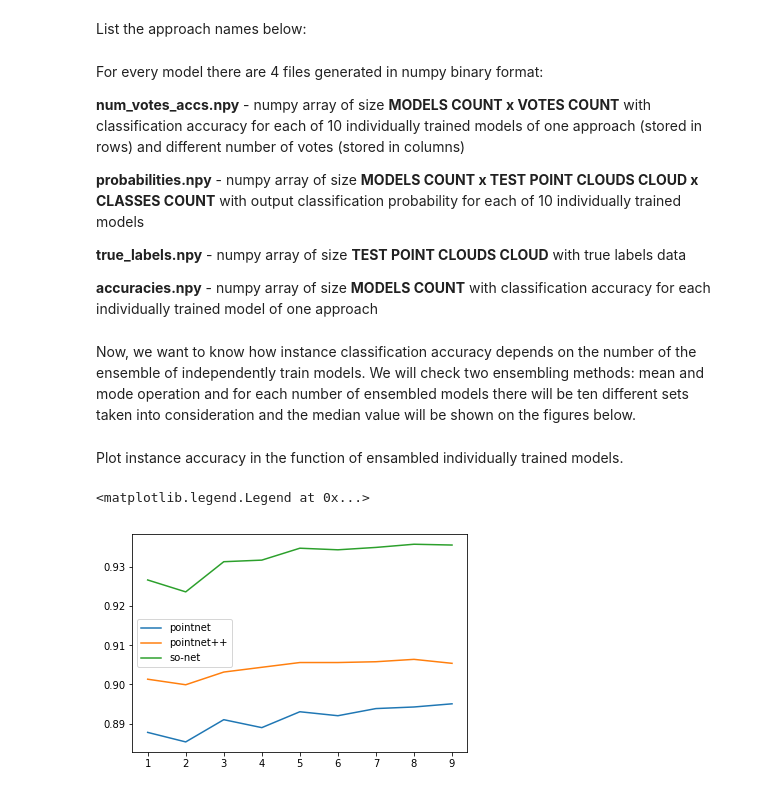
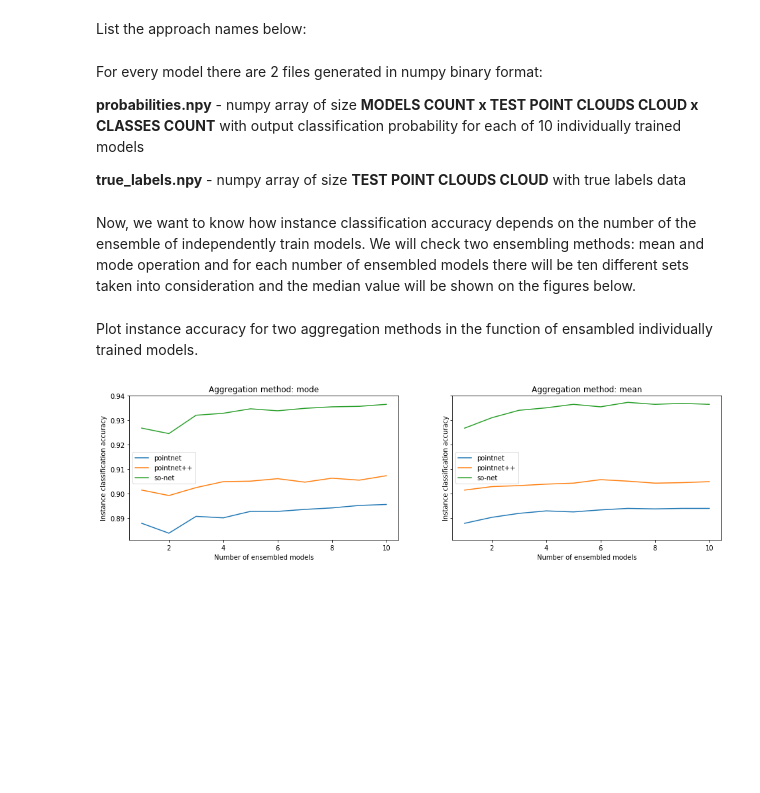
Before and after one commit to dkoguciuk/ensemble_learning_for_point_clouds, a Jupyter notebook: analysis.ipynb, the cells around one changed output. Drawn from its saved outputs; the diff is of its cells as text; code cells hidden in the pictures; blank space fills up the shorter version.

Commit message:
With mean aggregation

```diff
--- a/analysis.ipynb
+++ b/analysis.ipynb
@@ -3,15 +3,11 @@ List the approach names below:
 # %%
 MODELS = ['pointnet', 'pointnet++', 'so-net']
 # %% [markdown]
-For every model there are 4 files generated in numpy binary format:
-
-  **num_votes_accs.npy** - numpy array of size **MODELS COUNT x VOTES COUNT** with classification accuracy for each of 10 individually trained models of one approach (stored in rows) and different number of votes (stored in columns)
+For every model there are 2 files generated in numpy binary format:
 
   **probabilities.npy** - numpy array of size **MODELS COUNT x TEST POINT CLOUDS CLOUD x CLASSES COUNT** with output classification probability for each of 10 individually trained models
 
   **true_labels.npy** - numpy array of size **TEST POINT CLOUDS CLOUD** with true labels data
-
-  **accuracies.npy** - numpy array of size **MODELS COUNT** with classification accuracy for each individually trained model of one approach
 # %%
 CLASSES_COUNT = 40
 MODELS_COUNT = 10
@@ -80,16 +104,23 @@ for model in MODELS:
 # %% [markdown]
-Plot instance accuracy in the function of ensambled individually trained models.
+Plot instance accuracy for two aggregation methods in the function of ensambled individually trained models.
 # %%
 import matplotlib.pyplot as plt
 %matplotlib inline
 
-handles = []
-for model in MODELS:
-    x = instance_accuracy[model].keys()
-    y = [instance_accuracy[model][i] for i in x]
-    handle, = plt.plot(x, y, label=model)
-    handles.append(handle)
-plt.legend(handles=handles)
+def plot_accuracy(ax, instance_accuracy, aggregation_method='mode'):
+    handles = []
+    for model in MODELS:
+        x = instance_accuracy[model].keys()
+        y = [instance_accuracy[model][i] for i in x]
+        handle, = ax.plot(x, y, label=model)
+        handles.append(handle)
+    ax.set_title('Aggregation method: ' + aggregation_method)
+    ax.set_xlabel('Number of ensembled models')
+    ax.set_ylabel('Instance classification accuracy')
+    ax.legend(handles=handles)
+
+f, (ax1, ax2) = plt.subplots(1, 2, sharey=True, figsize=(16, 4))
+plot_accuracy(ax1, instance_accuracy_mode, 'mode')
+plot_accuracy(ax2, instance_accuracy_mean, 'mean')
 # %% [output]
-<matplotlib.legend.Legend at 0x...>
-[figure, old version]
+[figure, new version]
```
Also changed, not shown: parts of 1 cell of this notebook, 4 other files.
